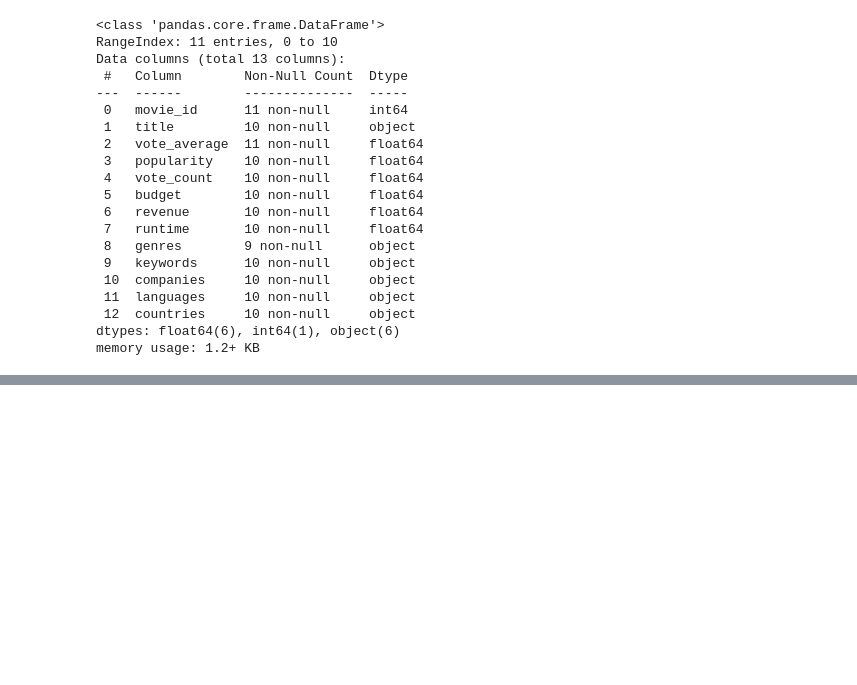
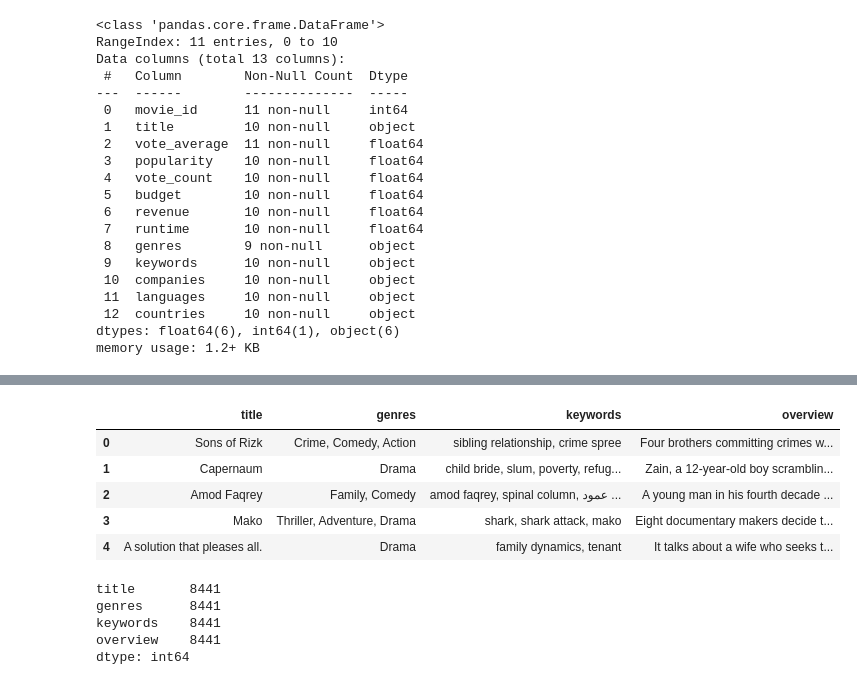
Before and after one commit to 6587093polakornming/Airflow_Spark_Local, a Jupyter notebook: eda/look_output_data.ipynb, the cells around one changed output, grey strips where cells are left out. Drawn from its saved outputs; the diff is of its cells as text; code cells hidden in the pictures; blank space fills up the shorter version.

```diff
--- a/eda/look_output_data.ipynb
+++ b/eda/look_output_data.ipynb
@@ -41,0 +75,18 @@ memory usage: 1.2+ KB
+# %%
+real_data = pd.read_csv("cbf_movie.csv")
+real_data.head()
+# %% [output]
+|  | title | genres | keywords | overview |
+| 0 | Sons of Rizk | Crime, Comedy, Action | sibling relationship, crime spree | Four brothers committing crimes w... |
+| 1 | Capernaum | Drama | child bride, slum, poverty, refug... | Zain, a 12-year-old boy scramblin... |
+| 2 | Amod Faqrey | Family, Comedy | amod faqrey, spinal column, عمود ... | A young man in his fourth decade ... |
+| 3 | Mako | Thriller, Adventure, Drama | shark, shark attack, mako | Eight documentary makers decide t... |
+| 4 | A solution that pleases all. | Drama | family dynamics, tenant | It talks about a wife who seeks t... |
+# %%
+real_data.count()
+# %% [output]
+title       8441
+genres      8441
+keywords    8441
+overview    8441
+dtype: int64
```
Also changed, not shown: parts of 2 cells of this notebook, 10 other files.
